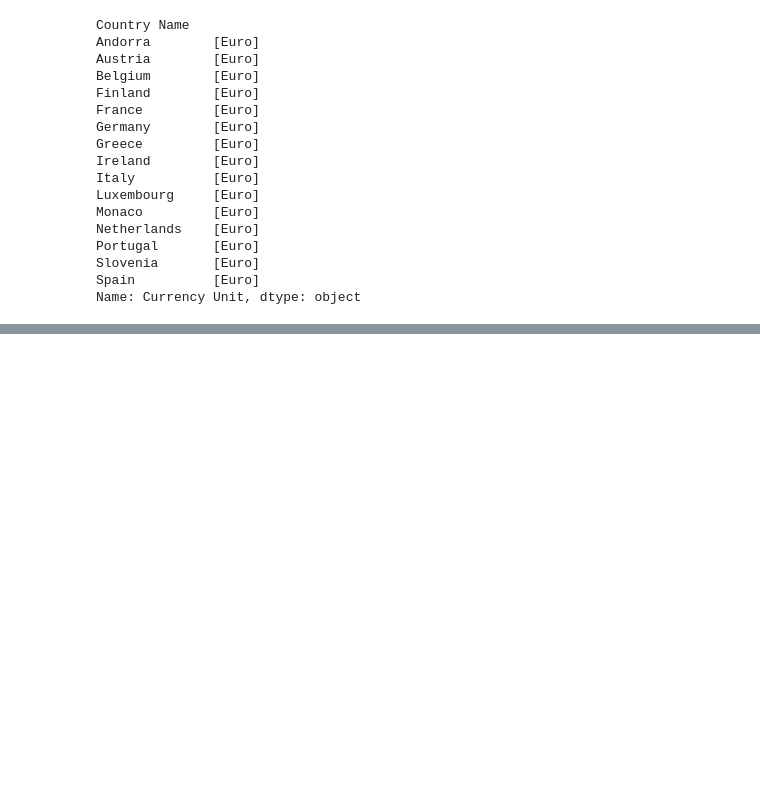
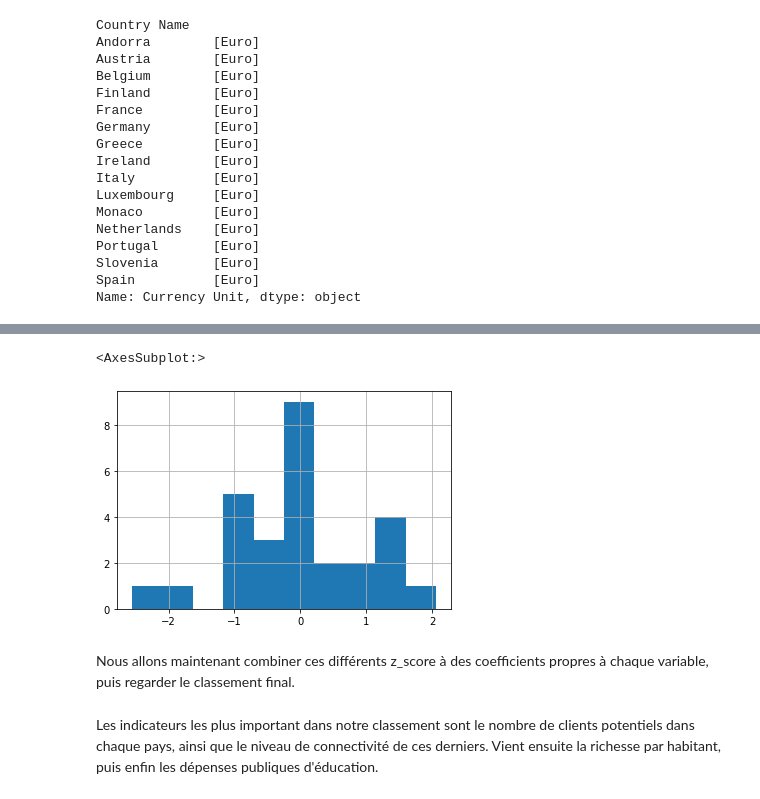
Before and after one commit to gregmansio/education_analysis_OC_P2, a Jupyter notebook: Analyse des données de systèmes éducatifs.ipynb, the cells around one changed output, grey strips where cells are left out. Cells and saved outputs as stored; diff of their text form; code cells hidden in the pictures; blank space fills up the shorter version.

```diff
--- a/Analyse des données de systèmes éducatifs.ipynb
+++ b/Analyse des données de systèmes éducatifs.ipynb
@@ -1621,0 +1651,10 @@ Name: Currency Unit, dtype: object
+# %%
+# Dépenses publiques dans l'éducation
+educ_exp = gdp_set.loc[gdp_set['Indicator Name'] == 'Government expenditure on education as % of GDP (%)']['2013']
+educ_zscore = stats.zscore(educ_exp, nan_policy = 'omit')
+educ_zscore.hist()
+# %% [output]
+<AxesSubplot:>
+[figure, added]
+# %% [markdown]
+Nous allons maintenant combiner ces différents z_score à des coefficients propres à chaque variable, puis regarder le classement final.
@@ -1621,0 +1668,2 @@ Name: Currency Unit, dtype: object
+# %% [markdown]
+Les indicateurs les plus important dans notre classement sont le nombre de clients potentiels dans chaque pays, ainsi que le niveau de connectivité de ces derniers. Vient ensuite la richesse par habitant, puis enfin les dépenses publiques d'éducation.
```
Also changed, not shown: parts of 28 cells of this notebook.
